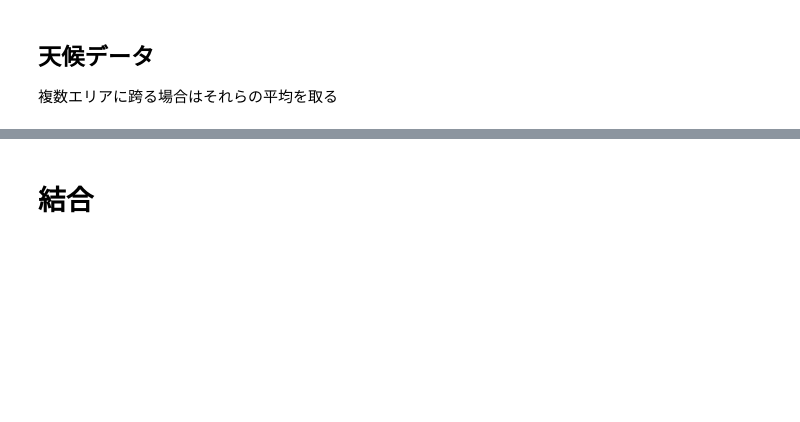
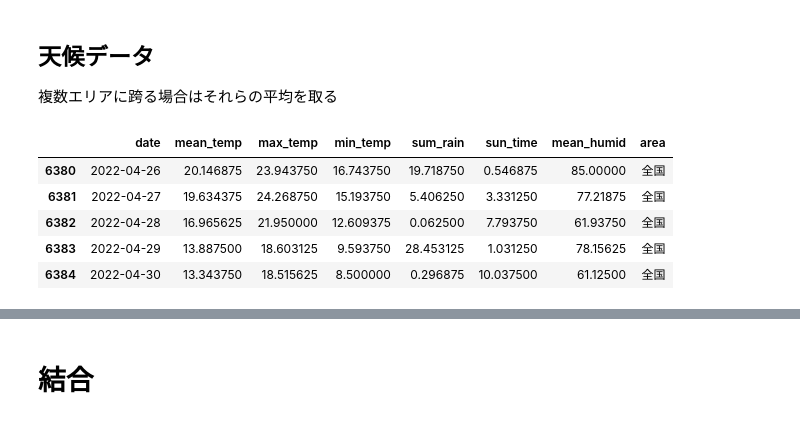
Before and after one commit to snoopy0420/nishika_vegetableprice, a Jupyter notebook: notebooks/FreshVegetable_Preprocess.ipynb, the cells around one changed output, grey strips where cells are left out. Saved outputs shown, nothing was run; the diff lists cells and outputs as text; code cells hidden in the pictures; blank space fills up the shorter version.

```diff
--- a/notebooks/FreshVegetable_Preprocess.ipynb
+++ b/notebooks/FreshVegetable_Preprocess.ipynb
@@ -170,6 +170,29 @@ all_df.head()
 # %%
 # datetime型の平均の取り方がわからないので削除
 wea_df = wea_df.drop(columns=["max_temp_time","min_temp_time"])
+# %%
+# wea_dfに全国を追加する
+agg_cols = [i for i in wea_df.columns if i not in ["area","date"]]
+tmp_df = wea_df.groupby(["date"])[agg_cols].agg(["mean"]).reset_index()
+
+new_cols = []
+for col1,col2 in tmp_df.columns:
+    new_cols.append(col1)
+tmp_df.columns = new_cols
+
+tmp_df["area"] = "全国"
+tmp_df["date"] = wea_df[wea_df["area"]=="千葉"]["date"].values
+tmp_df = tmp_df[wea_df.columns]
+
+wea_df = pd.concat([wea_df, tmp_df])
+wea_df.tail()
+# %% [output]
+|  | date | mean_temp | max_temp | min_temp | sum_rain | sun_time | mean_humid | area |
+| 6380 | 2022-04-26 | 20.146875 | 23.943750 | 16.743750 | 19.718750 | 0.546875 | 85.00000 | 全国 |
+| 6381 | 2022-04-27 | 19.634375 | 24.268750 | 15.193750 | 5.406250 | 3.331250 | 77.21875 | 全国 |
+| 6382 | 2022-04-28 | 16.965625 | 21.950000 | 12.609375 | 0.062500 | 7.793750 | 61.93750 | 全国 |
+| 6383 | 2022-04-29 | 13.887500 | 18.603125 | 9.593750 | 28.453125 | 1.031250 | 78.15625 | 全国 |
+| 6384 | 2022-04-30 | 13.343750 | 18.515625 | 8.500000 | 0.296875 | 10.037500 | 61.12500 | 全国 |
 # %%
 area_pairs = all_df["area"].unique()
 target_cols = [i for i in wea_df.columns if i not in("area","date")]
```
Also changed, not shown: parts of 9 cells of this notebook, 15 other files.
